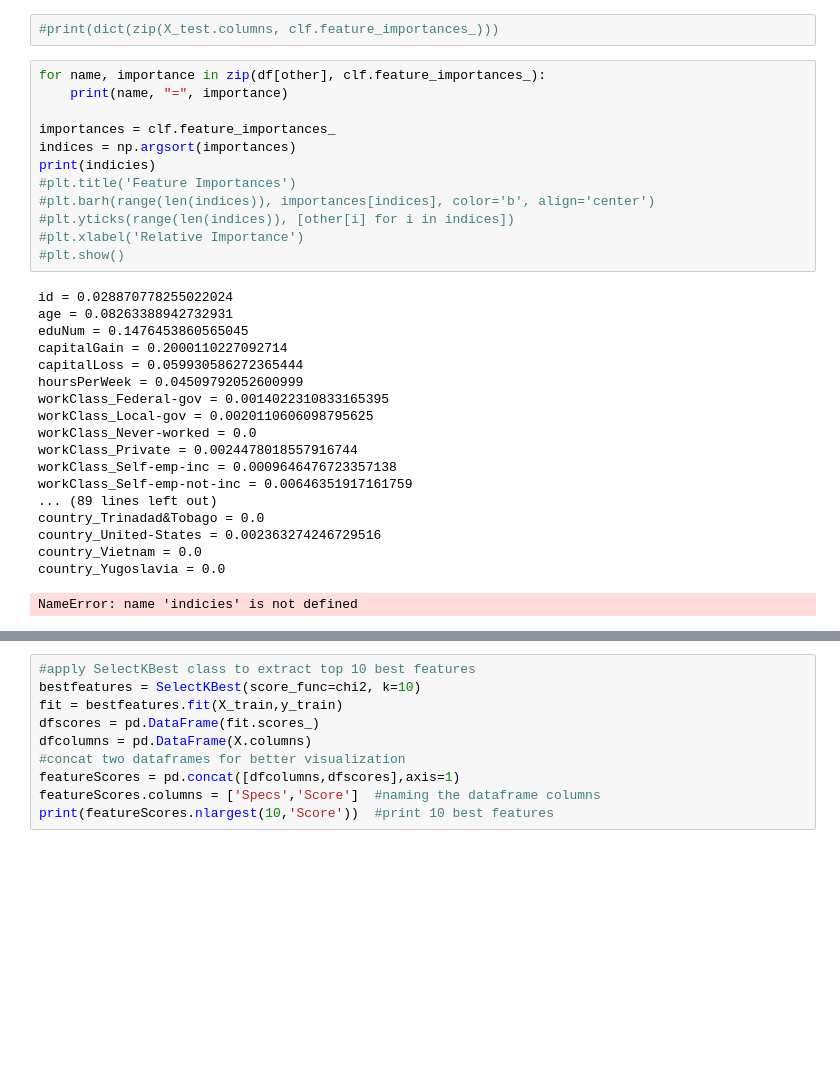
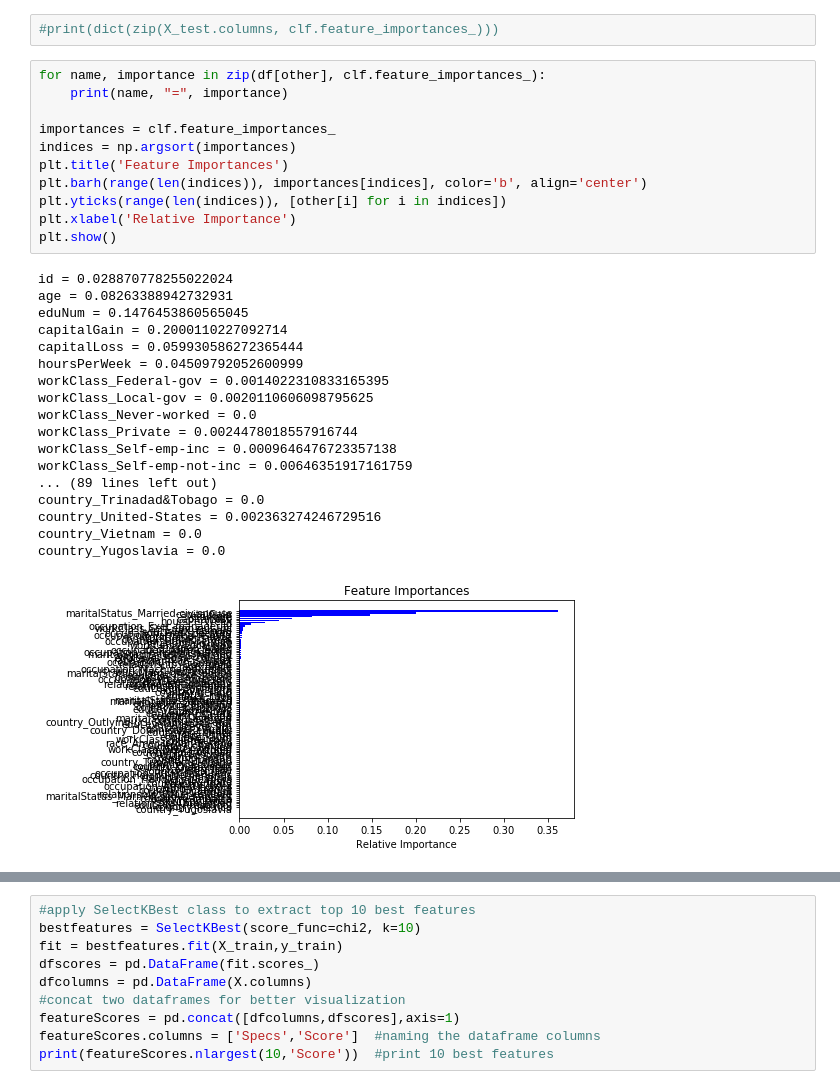
Before and after one commit to shefaliemmanuel/data-scientist-exercise01, a Jupyter notebook: test.ipynb, the cells around one changed output, grey strips where cells are left out. Drawn from its saved outputs; the diff is of its cells as text; blank space fills up the shorter version.

```diff
--- a/test.ipynb
+++ b/test.ipynb
@@ -241,34 +241,33 @@ weighted avg       0.85      0.86      0.85      9769
 # %%
 for name, importance in zip(df[other], clf.feature_importances_):
     print(name, "=", importance)
 
 importances = clf.feature_importances_
 indices = np.argsort(importances)
-print(indicies)
-#plt.title('Feature Importances')
-#plt.barh(range(len(indices)), importances[indices], color='b', align='center')
-#plt.yticks(range(len(indices)), [other[i] for i in indices])
-#plt.xlabel('Relative Importance')
-#plt.show()
+plt.title('Feature Importances')
+plt.barh(range(len(indices)), importances[indices], color='b', align='center')
+plt.yticks(range(len(indices)), [other[i] for i in indices])
+plt.xlabel('Relative Importance')
+plt.show()
 # %% [output]
 id = 0.028870778255022024
 age = 0.08263388942732931
 eduNum = 0.1476453860565045
 capitalGain = 0.2000110227092714
 capitalLoss = 0.059930586272365444
 hoursPerWeek = 0.04509792052600999
 workClass_Federal-gov = 0.0014022310833165395
 workClass_Local-gov = 0.0020110606098795625
 workClass_Never-worked = 0.0
 workClass_Private = 0.0024478018557916744
 workClass_Self-emp-inc = 0.0009646476723357138
 workClass_Self-emp-not-inc = 0.00646351917161759
 ... (89 lines left out)
 country_Trinadad&Tobago = 0.0
 country_United-States = 0.002363274246729516
 country_Vietnam = 0.0
 country_Yugoslavia = 0.0
-NameError: name 'indicies' is not defined
+[figure, added]
 # %%
 # Random Forest Classifier
 clf = RandomForestClassifier(n_estimators=100)
```
Also changed, not shown: parts of 3 cells of this notebook.
